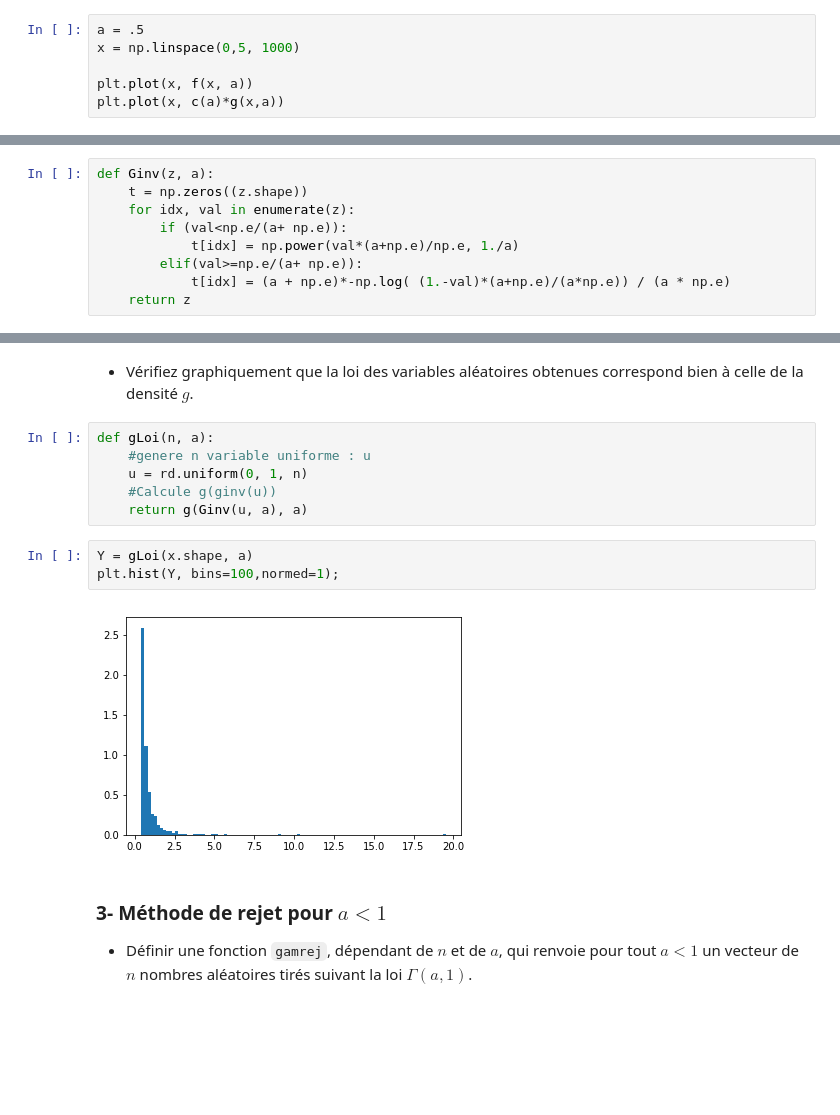
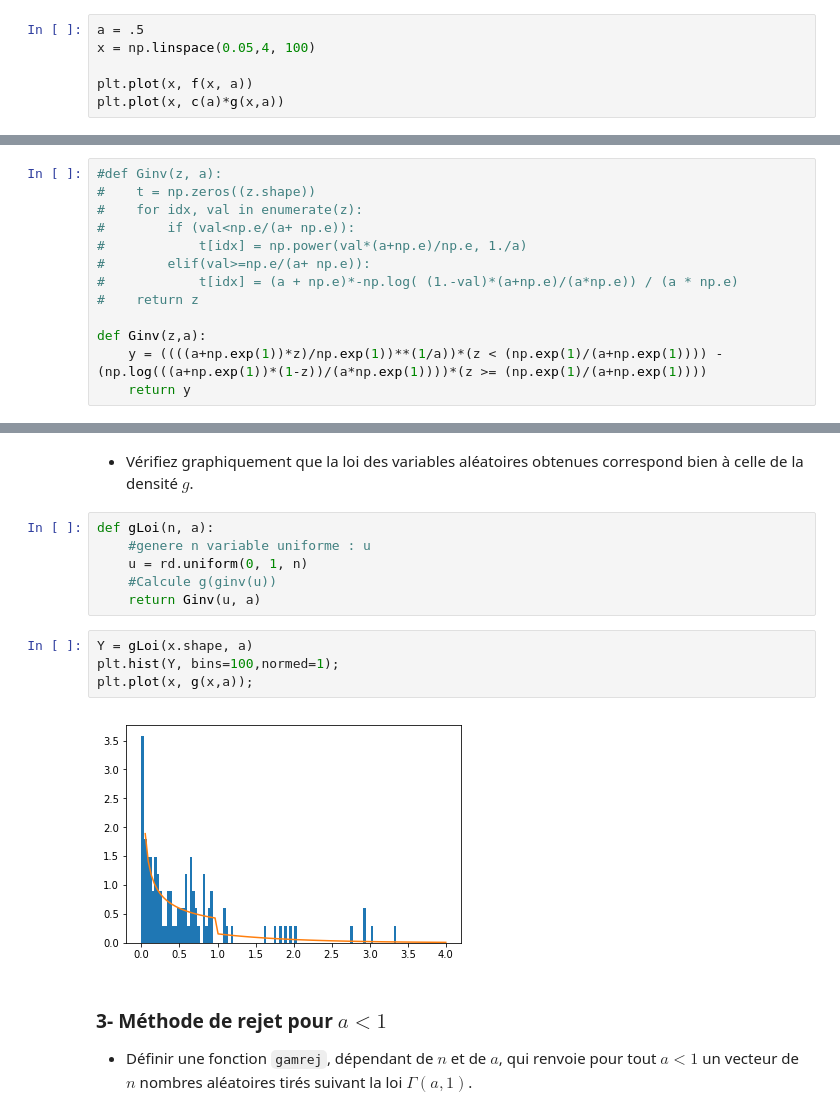
Before and after one commit to Alexsaphir/MethodeNumeriqueDeterministe, a Jupyter notebook: TP-SimulationLois-enonce.ipynb, the cells around one changed output, grey strips where cells are left out. Cells and saved outputs as stored; diff of their text form; blank space fills up the shorter version.

```diff
--- a/TP-SimulationLois-enonce.ipynb
+++ b/TP-SimulationLois-enonce.ipynb
@@ -197,7 +234,7 @@ def c(a):
 - Tracer la densité $f$ et la courbe de la fonction $c g$.
 # %%
 a = .5
-x = np.linspace(0,5, 1000)
+x = np.linspace(0.05,4, 100)
 
 plt.plot(x, f(x, a))
 plt.plot(x, c(a)*g(x,a))
@@ -214,14 +251,18 @@ On note $G(\cdot,a)$ la fonction de répartition associée à la densité $g(\cd
 Ginv(z,a)=\left(\frac{a+e}{e} z\right)^{1/a} \mathbb{1}_{(z < \frac{e}{a+e})}-\log\left(\frac{a+e}{a e}(1- z)\right)\mathbb{1}_{(z \geq \frac{e}{a+e})} \:†.
 \end{equation*}
 # %%
-def Ginv(z, a):
-    t = np.zeros((z.shape))
-    for idx, val in enumerate(z):
-        if (val<np.e/(a+ np.e)):
-            t[idx] = np.power(val*(a+np.e)/np.e, 1./a)
-        elif(val>=np.e/(a+ np.e)):
-            t[idx] = (a + np.e)*-np.log( (1.-val)*(a+np.e)/(a*np.e)) / (a * np.e)
-    return z
+#def Ginv(z, a):
+#    t = np.zeros((z.shape))
+#    for idx, val in enumerate(z):
+#        if (val<np.e/(a+ np.e)):
+#            t[idx] = np.power(val*(a+np.e)/np.e, 1./a)
+#        elif(val>=np.e/(a+ np.e)):
+#            t[idx] = (a + np.e)*-np.log( (1.-val)*(a+np.e)/(a*np.e)) / (a * np.e)
+#    return z
+
+def Ginv(z,a):
+    y = ((((a+np.exp(1))*z)/np.exp(1))**(1/a))*(z < (np.exp(1)/(a+np.exp(1)))) - (np.log(((a+np.exp(1))*(1-z))/(a*np.exp(1))))*(z >= (np.exp(1)/(a+np.exp(1))))
+    return y
 # %% [markdown]
 - En utilisant la méthode d'inversion, créer un fonction `gLoi` permettant de simuler un échantillon de taille $n$ de variables aléatoire indépendantes de densité $g(\cdot,a)$.
 # %% [markdown]
@@ -231,12 +272,13 @@ def gLoi(n, a):
     #genere n variable uniforme : u
     u = rd.uniform(0, 1, n)
     #Calcule g(ginv(u))
-    return g(Ginv(u, a), a)
+    return Ginv(u, a)
 # %%
 Y = gLoi(x.shape, a)
 plt.hist(Y, bins=100,normed=1);
+plt.plot(x, g(x,a));
 # %% [output]
-[figure, old version]
+[figure, new version]
 # %% [markdown]
 ### 3- Méthode de rejet  pour $a <1$
 
```
Also changed, not shown: parts of 30 cells of this notebook.
